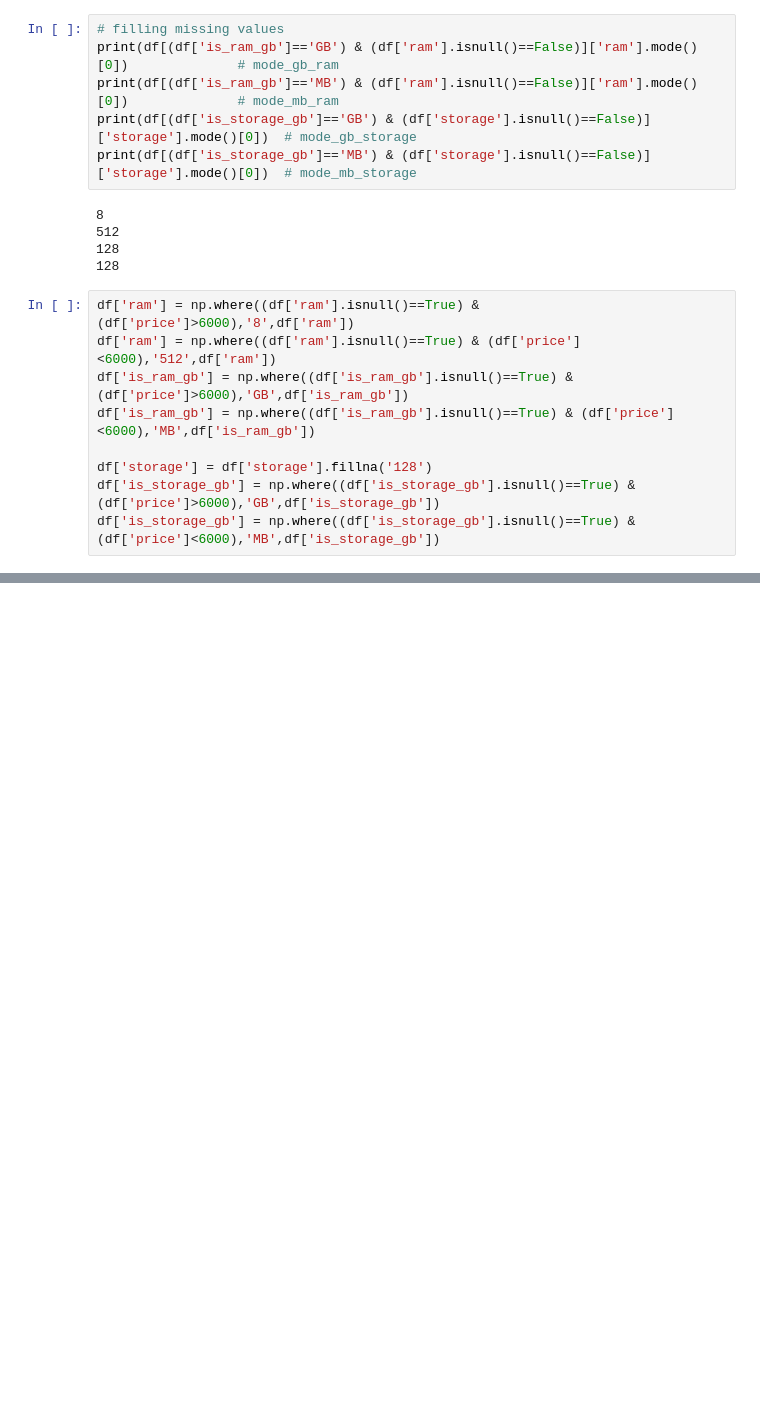
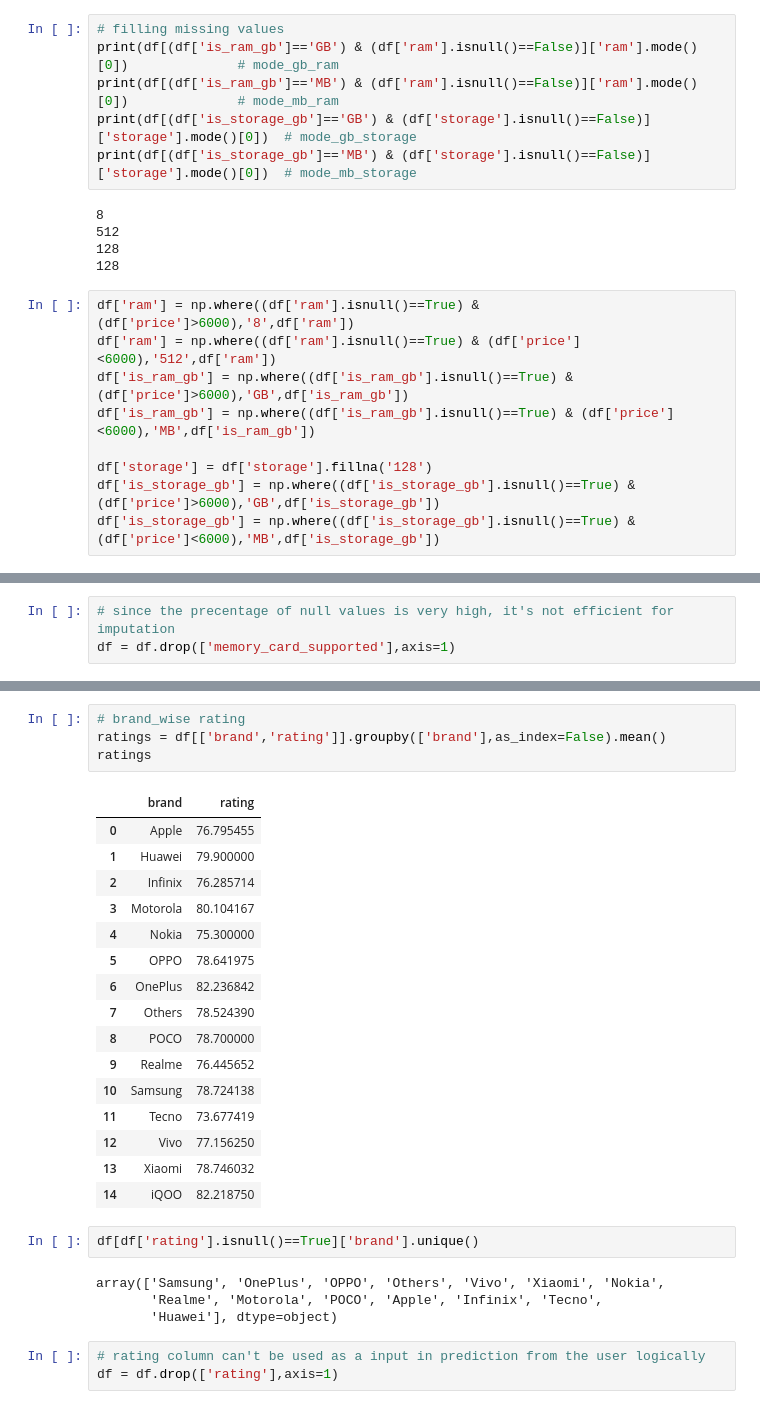
Before and after one commit to DeepeshIITdh/Tech-Items-Price-Predictor, a Jupyter notebook: Smartphones_Price_Predictor_Data_Preprocessing.ipynb, the cells around one changed output, grey strips where cells are left out. Cells and saved outputs as stored; diff of their text form; blank space fills up the shorter version.

```diff
--- a/Smartphones_Price_Predictor_Data_Preprocessing.ipynb
+++ b/Smartphones_Price_Predictor_Data_Preprocessing.ipynb
@@ -522,0 +732,3 @@ dtype: int64
+# %%
+# since the precentage of null values is very high, it's not efficient for imputation
+df = df.drop(['memory_card_supported'],axis=1)
@@ -522,0 +745,30 @@ dtype: int64
+# %%
+# brand_wise rating
+ratings = df[['brand','rating']].groupby(['brand'],as_index=False).mean()
+ratings
+# %% [output]
+|  | brand | rating |
+| 0 | Apple | 76.795455 |
+| 1 | Huawei | 79.900000 |
+| 2 | Infinix | 76.285714 |
+| 3 | Motorola | 80.104167 |
+| 4 | Nokia | 75.300000 |
+| 5 | OPPO | 78.641975 |
+| 6 | OnePlus | 82.236842 |
+| 7 | Others | 78.524390 |
+| 8 | POCO | 78.700000 |
+| 9 | Realme | 76.445652 |
+| 10 | Samsung | 78.724138 |
+| 11 | Tecno | 73.677419 |
+| 12 | Vivo | 77.156250 |
+| 13 | Xiaomi | 78.746032 |
+| 14 | iQOO | 82.218750 |
+# %%
+df[df['rating'].isnull()==True]['brand'].unique()
+# %% [output]
+array(['Samsung', 'OnePlus', 'OPPO', 'Others', 'Vivo', 'Xiaomi', 'Nokia',
+       'Realme', 'Motorola', 'POCO', 'Apple', 'Infinix', 'Tecno',
+       'Huawei'], dtype=object)
+# %%
+# rating column can't be used as a input in prediction from the user logically
+df = df.drop(['rating'],axis=1)
```
Also changed, not shown: parts of 36 cells of this notebook, 2 other files.
